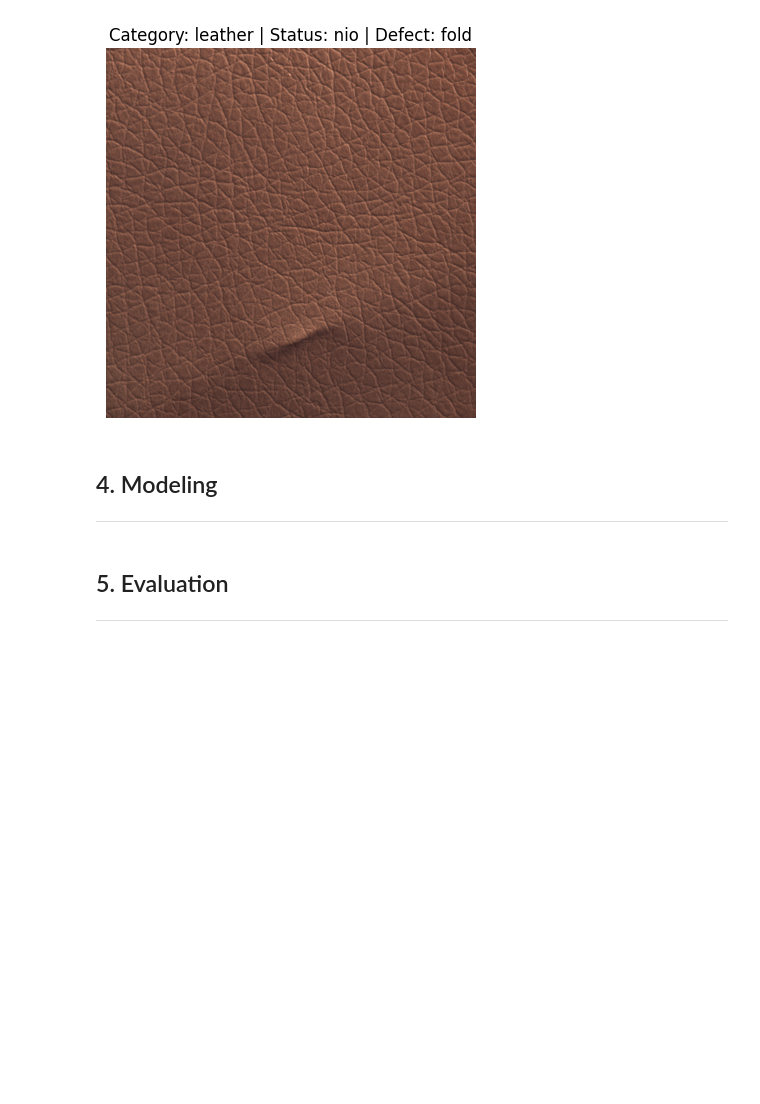
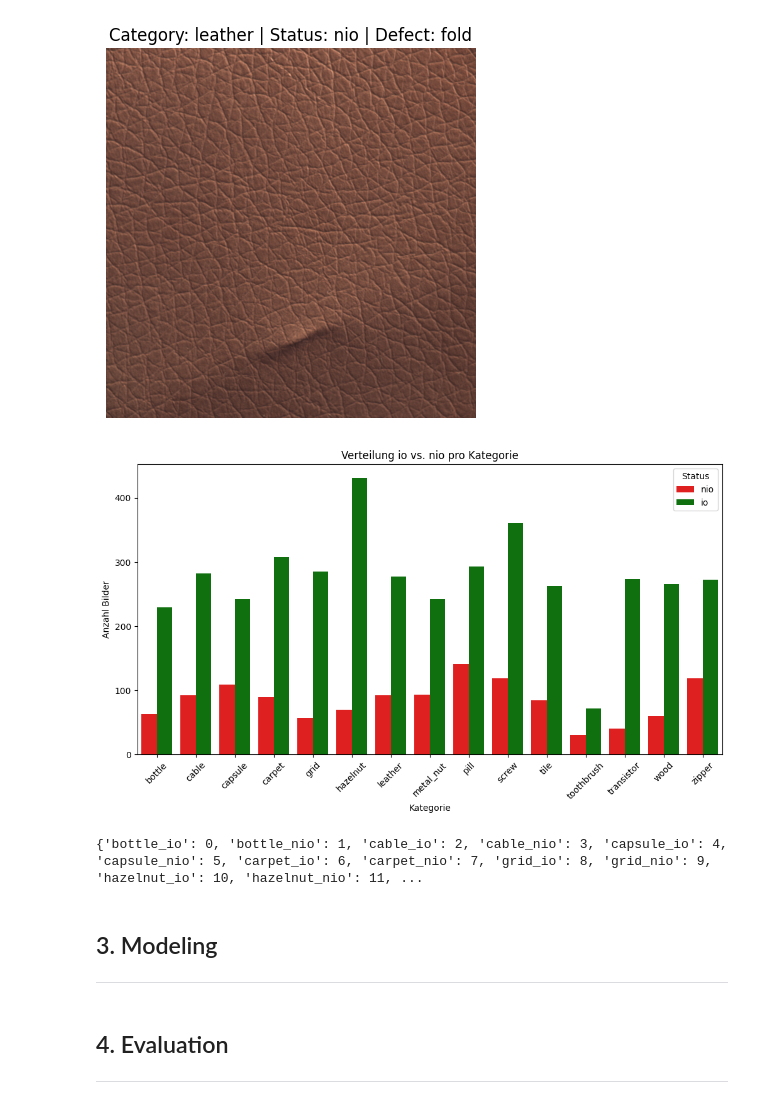
Before and after one commit to NRU310/MLDL, a Jupyter notebook: gr7_thema1.ipynb, the cells around one changed output. Saved outputs shown, nothing was run; the diff lists cells and outputs as text; code cells hidden in the pictures; blank space fills up the shorter version.

```diff
--- a/gr7_thema1.ipynb
+++ b/gr7_thema1.ipynb
@@ -219,10 +237,58 @@ plt.title(
 plt.show()
 # %% [output]
 [figure]
+# %%
+plt.figure(figsize=(12,6))
+sns.countplot(data=df_labels, x='category', hue='io_status', palette={'io':'green','nio':'red'})
+plt.title('Verteilung io vs. nio pro Kategorie')
+plt.ylabel('Anzahl Bilder')
+plt.xlabel('Kategorie')
+plt.xticks(rotation=45)
+plt.legend(title='Status')
+plt.show()
+# %% [output]
+[figure, added]
+# %%
+# Test und Trainingsdaten splitten für Multi-Class Classification (Kombination aus Kategorie + io-Status als Label)
+
+# kombiniertes Label für stratify
+df_labels['stratify_label'] = df_labels['category'] + "_" + df_labels['io_status']
+
+train_df, test_df = train_test_split(
+    df_labels,
+    test_size=0.2,  # 20% Testset
+    random_state=42,
+    stratify=df_labels['stratify_label']
+)
+
+# Validation-Set
+train_df, val_df = train_test_split(
+    train_df,
+    test_size=0.1,  # 10% des Trainings für Validierung
+    random_state=42,
+    stratify=train_df['stratify_label']
+)
+
+# Textlabels in numerische Klassen umwandeln (notwendig für PyTorch/TensorFlow)
+
+le = LabelEncoder()
+
+# Training: fit + transform
+train_df['class_id'] = le.fit_transform(train_df['stratify_label'])
+
+# Validation: nur transform, gleiche IDs wie im Train
+val_df['class_id'] = le.transform(val_df['stratify_label'])
+
+# Test: nur transform, gleiche IDs wie im Train
+test_df['class_id'] = le.transform(test_df['stratify_label'])
+
+print(dict(zip(le.classes_, range(len(le.classes_)))))
+# %% [output]
+{'bottle_io': 0, 'bottle_nio': 1, 'cable_io': 2, 'cable_nio': 3, 'capsule_io': 4, 'capsule_nio': 5, 'carpet_io': 6, 'carpet_nio': 7, 'grid_io': 8, 'grid_nio': 9, 'hazelnut_io': 10, 'hazelnut_nio': 11, ...
 # %% [markdown]
-## 4. Modeling
+## 3. Modeling
 ---
 # %% [markdown]
-## 5. Evaluation
+## 4. Evaluation
 ---
 # %% [markdown]
```
Also changed, not shown: parts of 6 cells of this notebook.
